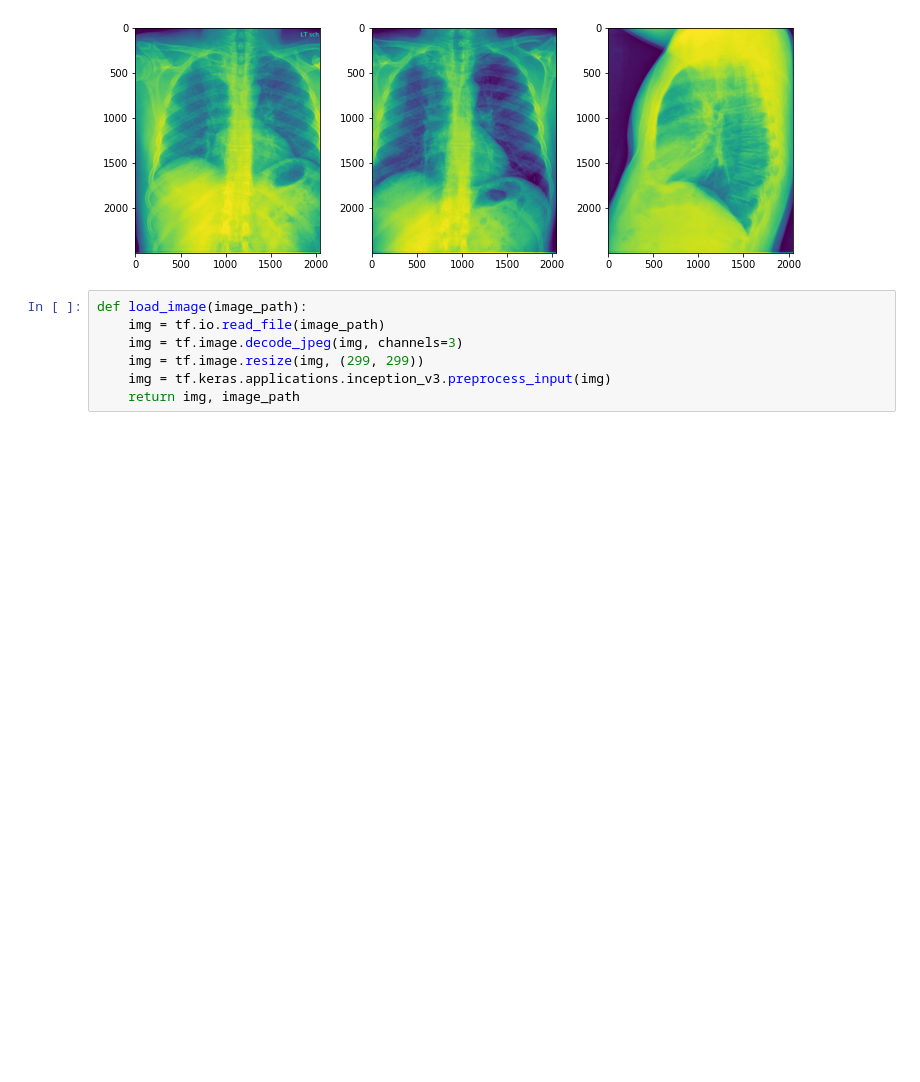
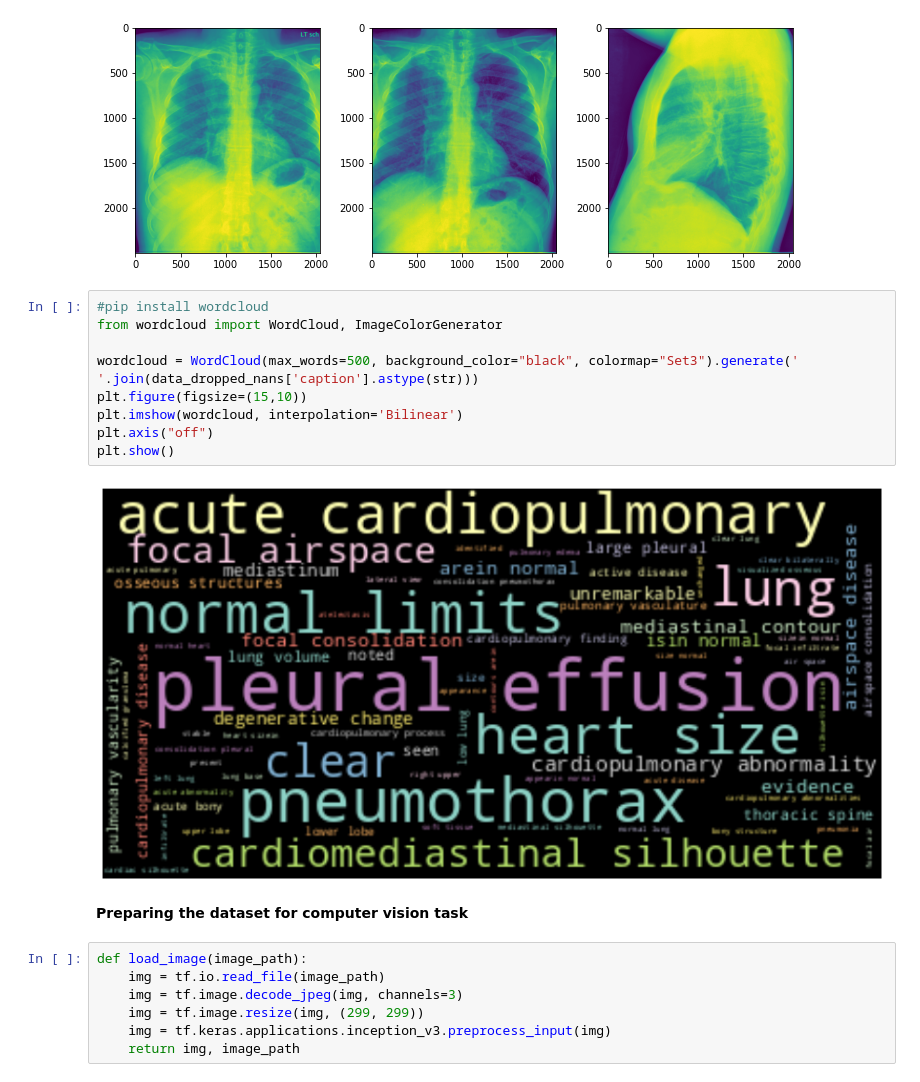
Before and after one commit to Idrissben/X-Ray-Processing, a Jupyter notebook: notebooks/main_xray.ipynb, the cells around one changed output. Drawn from its saved outputs; the diff is of its cells as text; blank space fills up the shorter version.

```diff
--- a/notebooks/main_xray.ipynb
+++ b/notebooks/main_xray.ipynb
@@ -484,6 +488,19 @@ Findings : there is scattered calcified granulomas. the lungs are otherwise gros
 Impressions : no acute cardiopulmonary abnormality
 Caption : there is scattered calcified granulomas. the lungs are otherwise grossly clear. cardiac and mediastinal silhouettes are normal. pulmonary vasculature is normal. no pneumothorax or pleural ef ...
 [figure]
+# %%
+#pip install wordcloud
+from wordcloud import WordCloud, ImageColorGenerator
+
+wordcloud = WordCloud(max_words=500, background_color="black", colormap="Set3").generate(' '.join(data_dropped_nans['caption'].astype(str)))
+plt.figure(figsize=(15,10))
+plt.imshow(wordcloud, interpolation='Bilinear')
+plt.axis("off")
+plt.show()
+# %% [output]
+[figure, added]
+# %% [markdown]
+**Preparing the dataset for computer vision task**
 # %%
 def load_image(image_path):
     img = tf.io.read_file(image_path)
```
Also changed, not shown: parts of 6 cells of this notebook, 6 other files.
